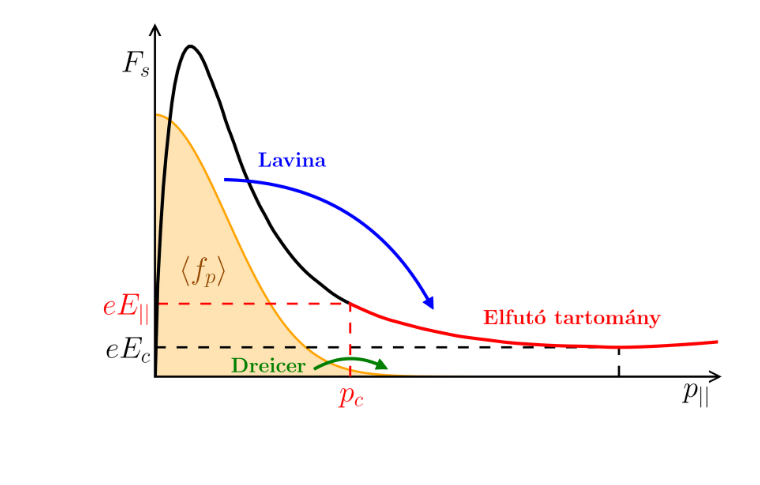
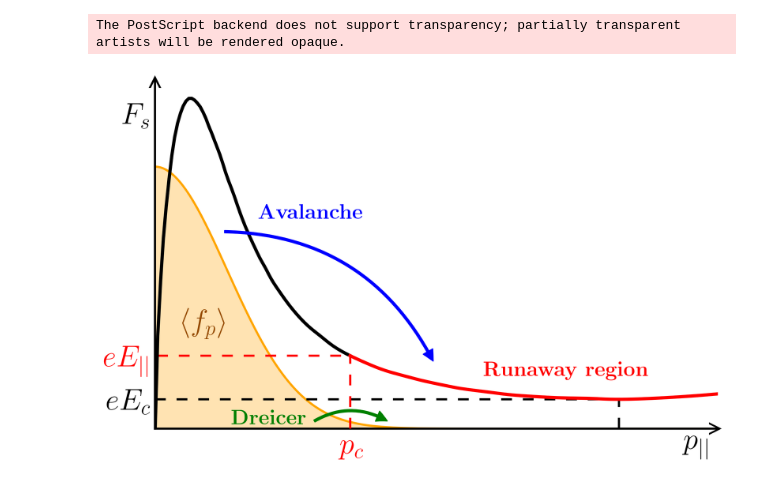
Before and after one commit to leferi99/CDO-plotting, a Jupyter notebook: chandrasekar.ipynb, the cells around one changed output. Drawn from its saved outputs; the diff is of its cells as text; code cells hidden in the pictures; blank space fills up the shorter version.

Commit message:
Chandrasekar function in EPS format

```diff
--- a/chandrasekar.ipynb
+++ b/chandrasekar.ipynb
@@ -10,7 +10,7 @@ import matplotlib.patches as patches
 
 latex = True
 sansserif = False
-language = "HU"  # HU or EN
+language = "EN"  # HU or EN
 
 if latex:
     plt.rcParams.update({"text.usetex": True, "text.latex.preamble" : r"\usepackage{amsmath} \usepackage{amssymb}"})
@@ -70,13 +70,16 @@ axes.set_xlim([0, 125])
 axes.xaxis.set_tick_params(labelbottom=True)
 axes.yaxis.set_tick_params(labelleft=True)
 axes.set_xticks([chx[border-1], 120])
+# axes.set_xticks([])
 axes.set_xticklabels([r"$p_c$", r"$p_{\rm ||}$"])
 axes.set_yticks([48, chandrasekar[border-1], chandrasekar[minloc]])
+# axes.set_yticks([chandrasekar[border-1], chandrasekar[minloc]])
 # axes.set_yticklabels([r"$\left|\mathbf{F}_s\right|$", r"$\left|e\mathbf{E}_{||}\right|$", r"$\left|e\mathbf{E}_c\right|$"])
 axes.set_yticklabels([r"$F_s$", r"$eE_{||}$", r"$eE_c$"])
+# axes.set_yticklabels([r"$eE_{||}$", r"$eE_c$"])
 
 [t.set_color(i) for (i,t) in zip(['red','k'], axes.xaxis.get_ticklabels())]
-[t.set_color(i) for (i,t) in zip(['k','red','k'], axes.yaxis.get_ticklabels())]
+[t.set_color(i) for (i,t) in zip(['k', 'red','k'], axes.yaxis.get_ticklabels())]
 
 axes.axvline(chx[border-1], ymax=chandrasekar[border-1]/53, c="red", ls=(0, (5, 5)), linewidth=2, zorder=3)
 axes.axhline(chandrasekar[border-1], xmax=chx[border-1]/125, c="red", ls=(-1, (5, 5)), linewidth=2, zorder=3)
@@ -85,32 +88,33 @@ axes.axvline(chx[minloc], ymax=chandrasekar[minloc]/53, c="k", ls=(0, (5, 5)), l
 axes.axhline(chandrasekar[minloc], xmax=chx[minloc]/125, c="k", ls=(0, (5, 5)), linewidth=2, zorder=2)
 
 axes.plot(0.995, 0, ">k", transform=axes.get_yaxis_transform(), clip_on=False, ms=10)
 axes.plot(0.991, 0, ">w", transform=axes.get_yaxis_transform(), clip_on=False, ms=7)
 
 axes.plot(0, 0.996, "^k", transform=axes.get_xaxis_transform(), clip_on=False, ms=10)
 axes.plot(0, 0.988, "^w", transform=axes.get_xaxis_transform(), clip_on=False, ms=7)
 
 style = "Simple, tail_width=2, head_width=10, head_length=10"
 kw1 = dict(arrowstyle=style, color="green")
 a1 = patches.FancyArrowPatch((35, 1), (52, 1), connectionstyle="arc3,rad=-.3", **kw1, zorder=10)
 axes.add_patch(a1)
 
 kw2 = dict(arrowstyle=style, color="blue")
 a2 = patches.FancyArrowPatch((15, 30), (62, 10), connectionstyle="arc3,rad=-.3", **kw2, zorder=10)
 axes.add_patch(a2)
 
 
 axes.annotate(xy=(8, 20), xytext=(6, 15), text=r"$\langle f_p\rangle$", c="#954900")
 
 axes.annotate(xy=(0, 0), xytext=(17, 0.7), text=r"\textbf{Dreicer}", c="green", fontsize="x-small")
 if language == "HU":
     axes.annotate(xy=(0, 0), xytext=(23, 32), text=r"\textbf{Lavina}", c="blue", fontsize="x-small")
     axes.annotate(xy=(0, 0), xytext=(73, 8), text=r"\textbf{Elfutó tartomány}", c="red", fontsize="x-small")
 elif language == "EN":
     axes.annotate(xy=(0, 0), xytext=(23, 32), text=r"\textbf{Avalanche}", c="blue", fontsize="x-small")
     axes.annotate(xy=(0, 0), xytext=(73, 8), text=r"\textbf{Runaway region}", c="red", fontsize="x-small")
 
 
-plt.show()
+plt.savefig("Chandrasekar2_EN.eps", format="eps")
 # %% [output]
+The PostScript backend does not support transparency; partially transparent artists will be rendered opaque.
-[figure, old version]
+[figure, new version]
```
Also changed, not shown: 5 other files.
